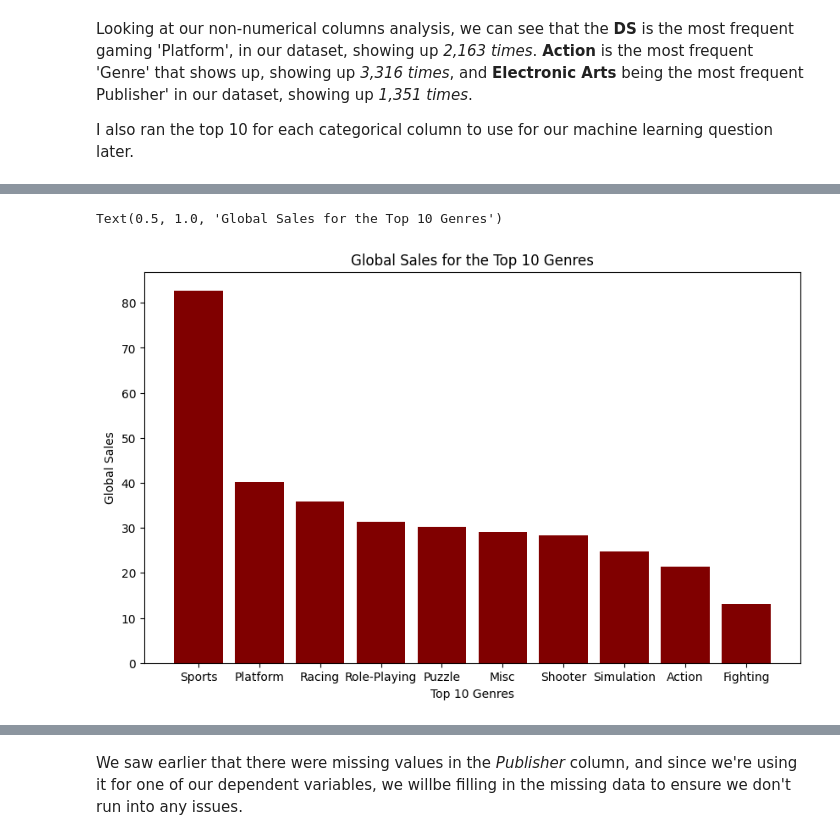
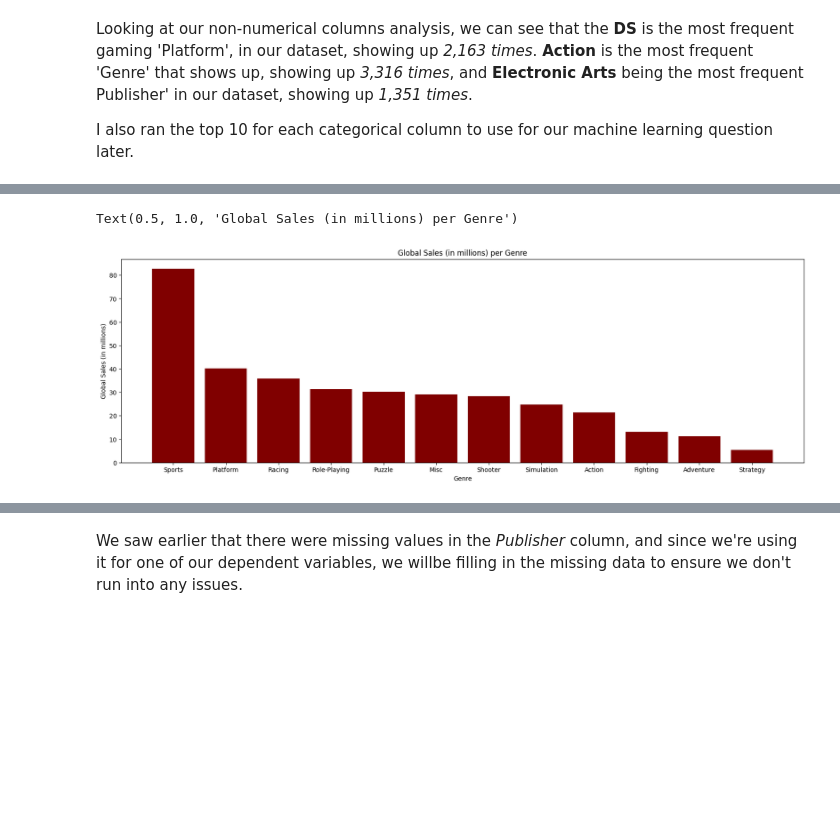
Before and after one commit to jadeqnguyen/cwl-data, a Jupyter notebook: final_notebook.ipynb, the cells around one changed output, grey strips where cells are left out. Cells and saved outputs as stored; diff of their text form; code cells hidden in the pictures; blank space fills up the shorter version.

```diff
--- a/final_notebook.ipynb
+++ b/final_notebook.ipynb
@@ -215,12 +215,9 @@ Text(0.5, 1.0, 'Global Sales (in millions) for the Top 10 Platforms')
 # %%
-genre_df = df.sort_values(by='Global_Sales', ascending=False)
-top_10_genre = genre_df.head(50)
-
-plt.figure(figsize=(10,6))
-plt.bar(top_10_genre['Genre'],top_10_genre['Global_Sales'], color='maroon')
-plt.xlabel('Top 10 Genres')
-plt.ylabel('Global Sales')
-plt.title('Global Sales for the Top 10 Genres')
+plt.figure(figsize=(20,6))
+plt.bar(df['Genre'],df['Global_Sales'], color='maroon')
+plt.xlabel('Genre')
+plt.ylabel('Global Sales (in millions)')
+plt.title('Global Sales (in millions) per Genre')
 # %% [output]
-Text(0.5, 1.0, 'Global Sales for the Top 10 Genres')
+Text(0.5, 1.0, 'Global Sales (in millions) per Genre')
-[figure, old version]
+[figure, new version]
```
Also changed, not shown: parts of 11 cells of this notebook.
